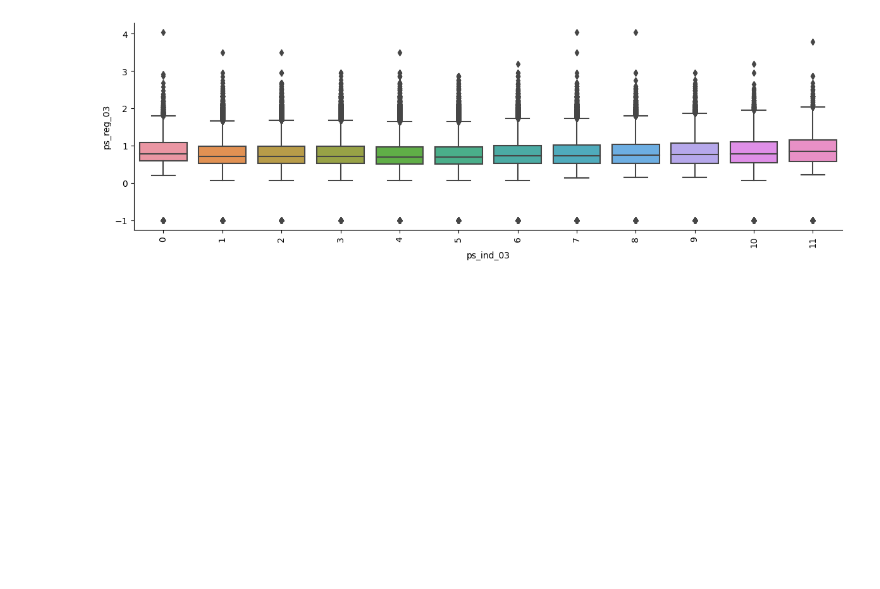
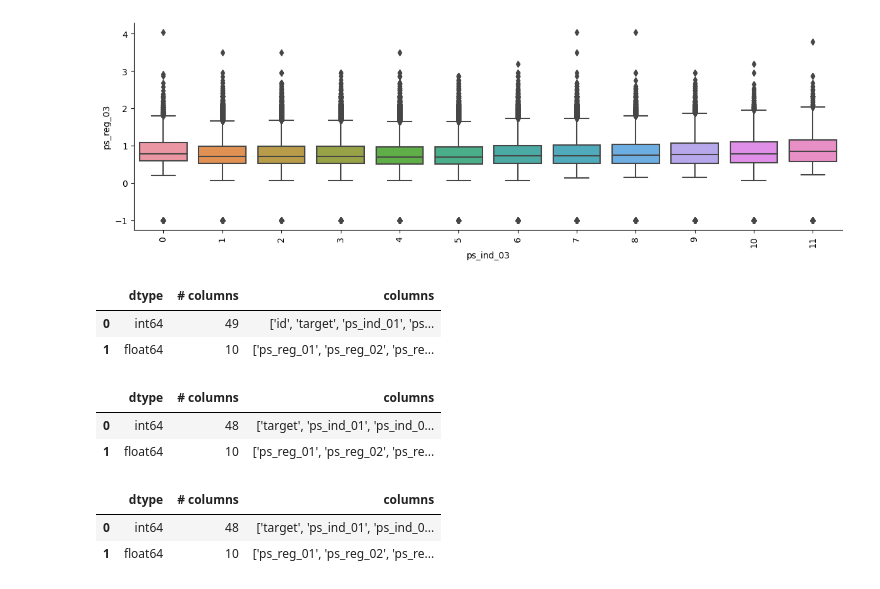
Before and after one commit to kogi31/kaggle, a Jupyter notebook: porto-seguro-s-safe-driver-prediction-copy.ipynb, the cells around one changed output. Drawn from its saved outputs; the diff is of its cells as text; code cells hidden in the pictures; blank space fills up the shorter version.

Commit message:
Kaggle Notebook | Porto Seguro's Safe Driver Prediction Copy | Version 2

```diff
--- a/porto-seguro-s-safe-driver-prediction-copy.ipynb
+++ b/porto-seguro-s-safe-driver-prediction-copy.ipynb
@@ -300,0 +301,46 @@ def plot_features_correlation(df, features, target_feature, plot_kinds, step=6,
+# %%
+df_dtypes(train)
+# %% [output]
+|  | dtype | # columns | columns |
+| 0 | int64 | 49 | ['id', 'target', 'ps_ind_01', 'ps... |
+| 1 | float64 | 10 | ['ps_reg_01', 'ps_reg_02', 'ps_re... |
+# %%
+train_model1 = train.copy()
+test_model1 = test.copy()
+# %%
+def drop_id_feature(df, id_col='id'):
+    if id_col not in df.columns:
+        return df, None
+    df_id = df[id_col]
+    df = df.drop(columns=[id_col])
+    return df, df_id
+# %%
+# '_'는 무슨 의미지?
+
+train_model1, _ = drop_id_feature(train_model1)
+test_model1, _ = drop_id_feature(test_model1)
+# %%
+from sklearn.preprocessing import LabelEncoder
+
+def encode_str_features(df):
+    categorical_features = get_categorical_features(df.select_dtypes(exclude=[np.number]))
+    for col in categorical_features:
+        df[col] = label_encoder.fit_transform(df[col])
+# %%
+encode_str_features(train_model1)
+encode_str_features(test_model1)
+df_dtypes(train_model1)
+# %% [output]
+|  | dtype | # columns | columns |
+| 0 | int64 | 48 | ['target', 'ps_ind_01', 'ps_ind_0... |
+| 1 | float64 | 10 | ['ps_reg_01', 'ps_reg_02', 'ps_re... |
+# %%
+deleted_columns = list(train_model1.select_dtypes(exclude=[np.number]).columns) + list(test_model1.select_dtypes(exclude=[np.number]).columns)
+deleted_columns = list(set(deleted_columns))
+train_model1 = train_model1.drop(columns=deleted_columns)
+test_model1 = test_model1.drop(columns=deleted_columns)
+df_dtypes(train_model1)
+# %% [output]
+|  | dtype | # columns | columns |
+| 0 | int64 | 48 | ['target', 'ps_ind_01', 'ps_ind_0... |
+| 1 | float64 | 10 | ['ps_reg_01', 'ps_reg_02', 'ps_re... |
```
Also changed, not shown: parts of 8 cells of this notebook.
